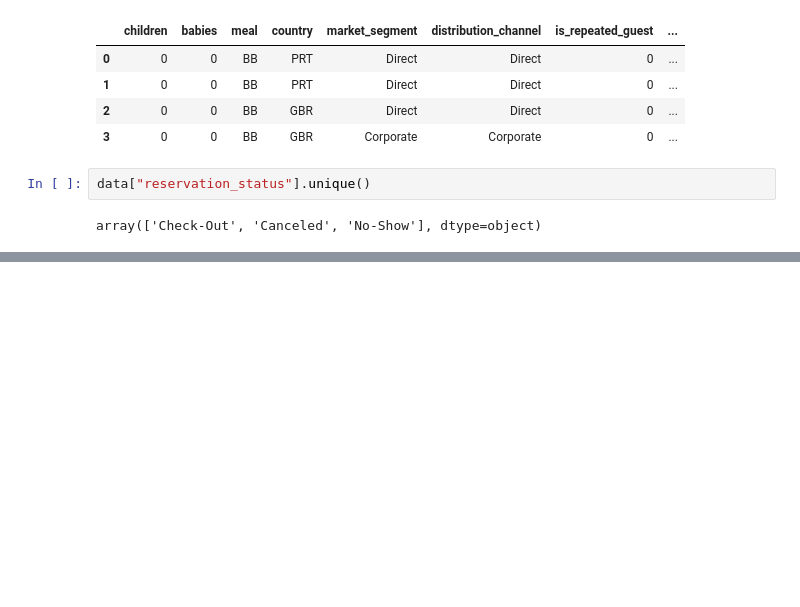
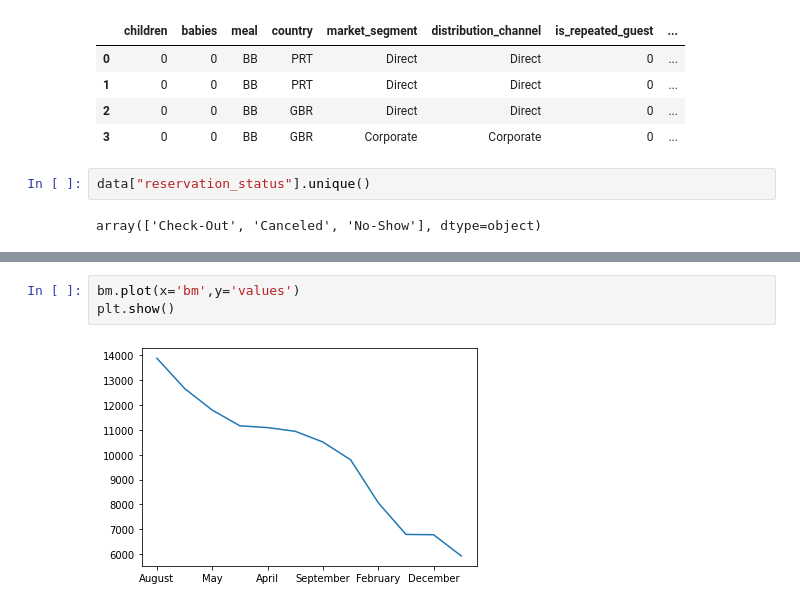
Before and after one commit to SakshamTripathi1996/Data-Science, a Jupyter notebook: Saksham_Hotel_Booking_Analysis_Capstone_Project.ipynb, the cells around one changed output, grey strips where cells are left out. Drawn from its saved outputs; the diff is of its cells as text; blank space fills up the shorter version.

```diff
--- a/Saksham_Hotel_Booking_Analysis_Capstone_Project.ipynb
+++ b/Saksham_Hotel_Booking_Analysis_Capstone_Project.ipynb
@@ -444,0 +506,5 @@ array(['Check-Out', 'Canceled', 'No-Show'], dtype=object)
+# %%
+bm.plot(x='bm',y='values')
+plt.show()
+# %% [output]
+[figure, added]
```
Also changed, not shown: parts of 47 cells of this notebook.
